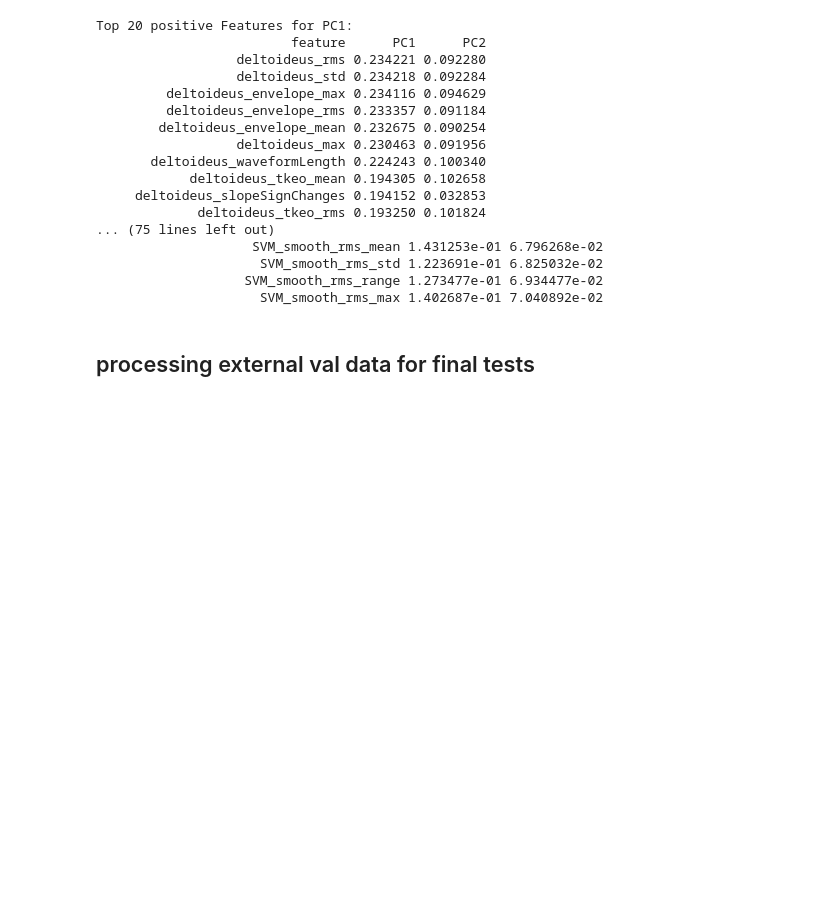
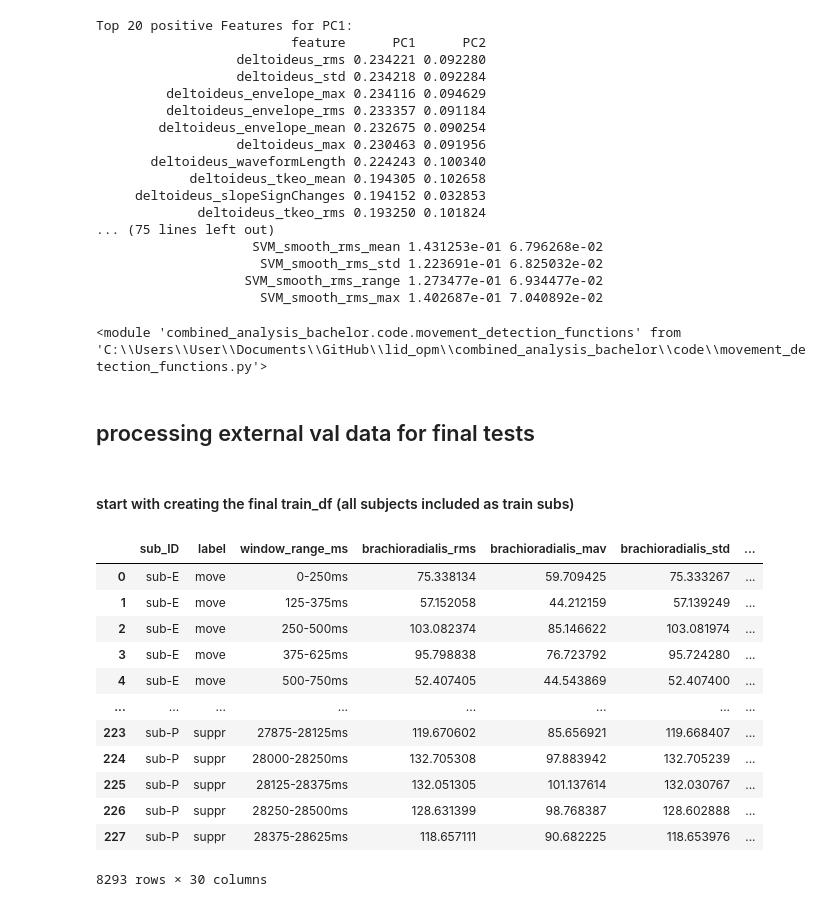
Before and after one commit to jgvhabets/lid_opm, a Jupyter notebook: notebooks/classification_motor_states.ipynb, the cells around one changed output. Drawn from its saved outputs; the diff is of its cells as text; code cells hidden in the pictures; blank space fills up the shorter version.

```diff
--- a/notebooks/classification_motor_states.ipynb
+++ b/notebooks/classification_motor_states.ipynb
@@ -507,5 +744,30 @@ Top 20 positive Features for PC1:
                      SVM_smooth_rms_std 1.223691e-01 6.825032e-02
                    SVM_smooth_rms_range 1.273477e-01 6.934477e-02
                      SVM_smooth_rms_max 1.402687e-01 7.040892e-02
+# %%
+importlib.reload(move_functions)
+# %% [output]
+<module 'combined_analysis_bachelor.code.movement_detection_functions' from 'C:\\Users\\User\\Documents\\GitHub\\lid_opm\\combined_analysis_bachelor\\code\\movement_detection_functions.py'>
 # %% [markdown]
 ## processing external val data for final tests ##
+# %% [markdown]
+#### start with creating the final train_df (all subjects included as train subs) ####
+# %%
+# 1. read in train df again:
+train_df = pd.DataFrame(pd.read_hdf(df_picked_feats_dir, key="data"))
+# %%
+train_df
+# %% [output]
+|  | sub_ID | label | window_range_ms | brachioradialis_rms | brachioradialis_mav | brachioradialis_std | ... |
+| 0 | sub-E | move | 0-250ms | 75.338134 | 59.709425 | 75.333267 | ... |
+| 1 | sub-E | move | 125-375ms | 57.152058 | 44.212159 | 57.139249 | ... |
+| 2 | sub-E | move | 250-500ms | 103.082374 | 85.146622 | 103.081974 | ... |
+| 3 | sub-E | move | 375-625ms | 95.798838 | 76.723792 | 95.724280 | ... |
+| 4 | sub-E | move | 500-750ms | 52.407405 | 44.543869 | 52.407400 | ... |
+| ... | ... | ... | ... | ... | ... | ... | ... |
+| 223 | sub-P | suppr | 27875-28125ms | 119.670602 | 85.656921 | 119.668407 | ... |
+| 224 | sub-P | suppr | 28000-28250ms | 132.705308 | 97.883942 | 132.705239 | ... |
+| 225 | sub-P | suppr | 28125-28375ms | 132.051305 | 101.137614 | 132.030767 | ... |
+| 226 | sub-P | suppr | 28250-28500ms | 128.631399 | 98.768387 | 128.602888 | ... |
+| 227 | sub-P | suppr | 28375-28625ms | 118.657111 | 90.682225 | 118.653976 | ... |
+8293 rows × 30 columns
```
Also changed, not shown: parts of 54 cells of this notebook.
